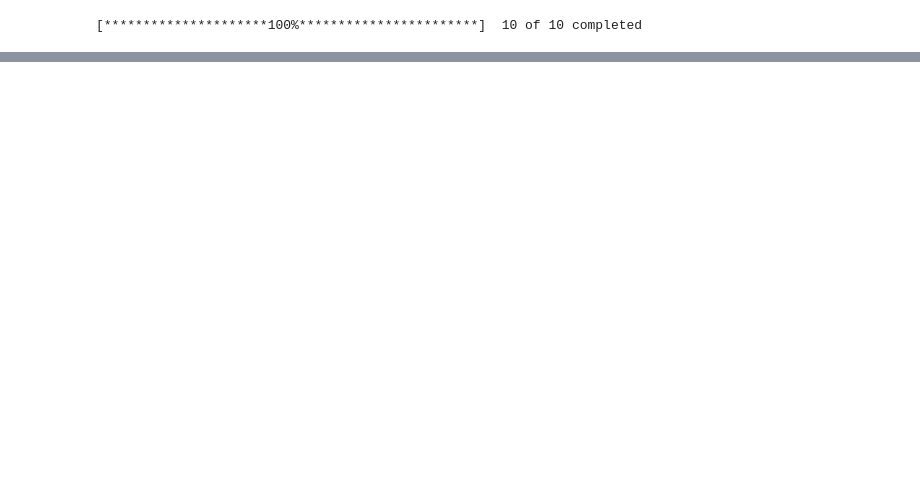
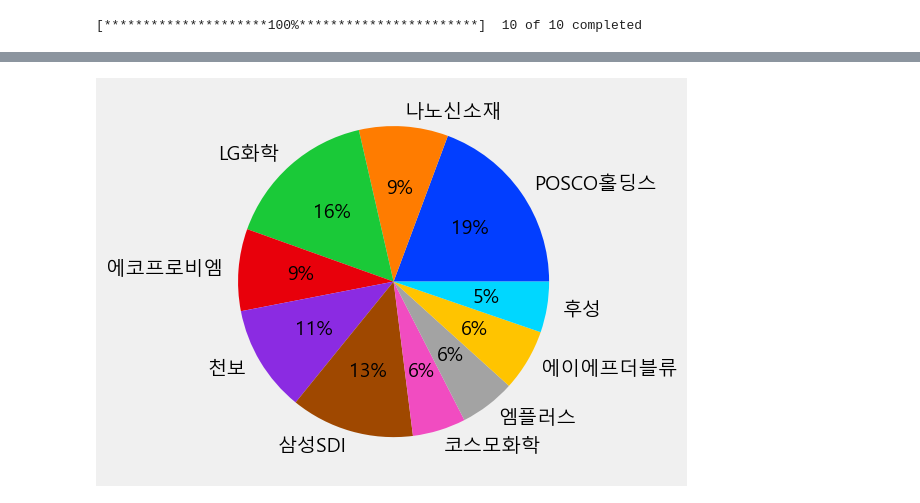
Before and after one commit to Readerlution/VaR-Empirical, a Jupyter notebook: stocks.ipynb, the cells around one changed output, grey strips where cells are left out. Drawn from its saved outputs; the diff is of its cells as text; code cells hidden in the pictures; blank space fills up the shorter version.

```diff
--- a/stocks.ipynb
+++ b/stocks.ipynb
@@ -61,0 +49,4 @@ stock_data[[('Adj Close', s) for s in tickers.values()]]
+# %%
+stock_prices.columns = stock_prices.columns.droplevel(0)					# Remove multi-index
+stock_prices.columns = [tickers[symbol] for symbol in stock_prices.columns] # Rename columns from ticker numbers to company names
+stock_prices
@@ -61,0 +68,4 @@ stock_data[[('Adj Close', s) for s in tickers.values()]]
+# %%
+# Calculate daily returns
+stock_returns = stock_prices.pct_change()
+stock_returns
@@ -61,0 +96,8 @@ stock_data[[('Adj Close', s) for s in tickers.values()]]
+# %%
+# Calculate risk adjusted mean returns for the first 239 days
+import math
+
+rf = .02
+sample_returns = stock_returns.iloc[1:239]
+sharpe = (sample_returns.mean() * 252 - rf) / (sample_returns.std() * math.sqrt(252)) # Sharpe Ratio
+sharpe
@@ -61,0 +116,9 @@ stock_data[[('Adj Close', s) for s in tickers.values()]]
+# %%
+# Initial investment for the portfolio is 10 billion won
+initial_investment = 10_000_000_000
+
+# Allocate the initial investment to each stock according to each stock's sharpe ratio
+total = sharpe.sum()
+allocation_pct = sharpe / total							   # percent allocation
+allocation = (initial_investment * allocation_pct).round() # dollar allocation
+allocation
@@ -61,0 +137,11 @@ stock_data[[('Adj Close', s) for s in tickers.values()]]
+# %%
+plt.style.use('fivethirtyeight')
+np.random.seed(777)
+plt.rc('font', family='Malgun Gothic')
+plt.rcParams['axes.unicode_minus'] = False
+
+fig, ax = plt.subplots()
+ax.pie(allocation, labels=allocation.index, colors = sns.color_palette("bright"), autopct='%.0f%%')
+plt.show()
+# %% [output]
+[figure, added]
```
Also changed, not shown: parts of 16 cells of this notebook.
